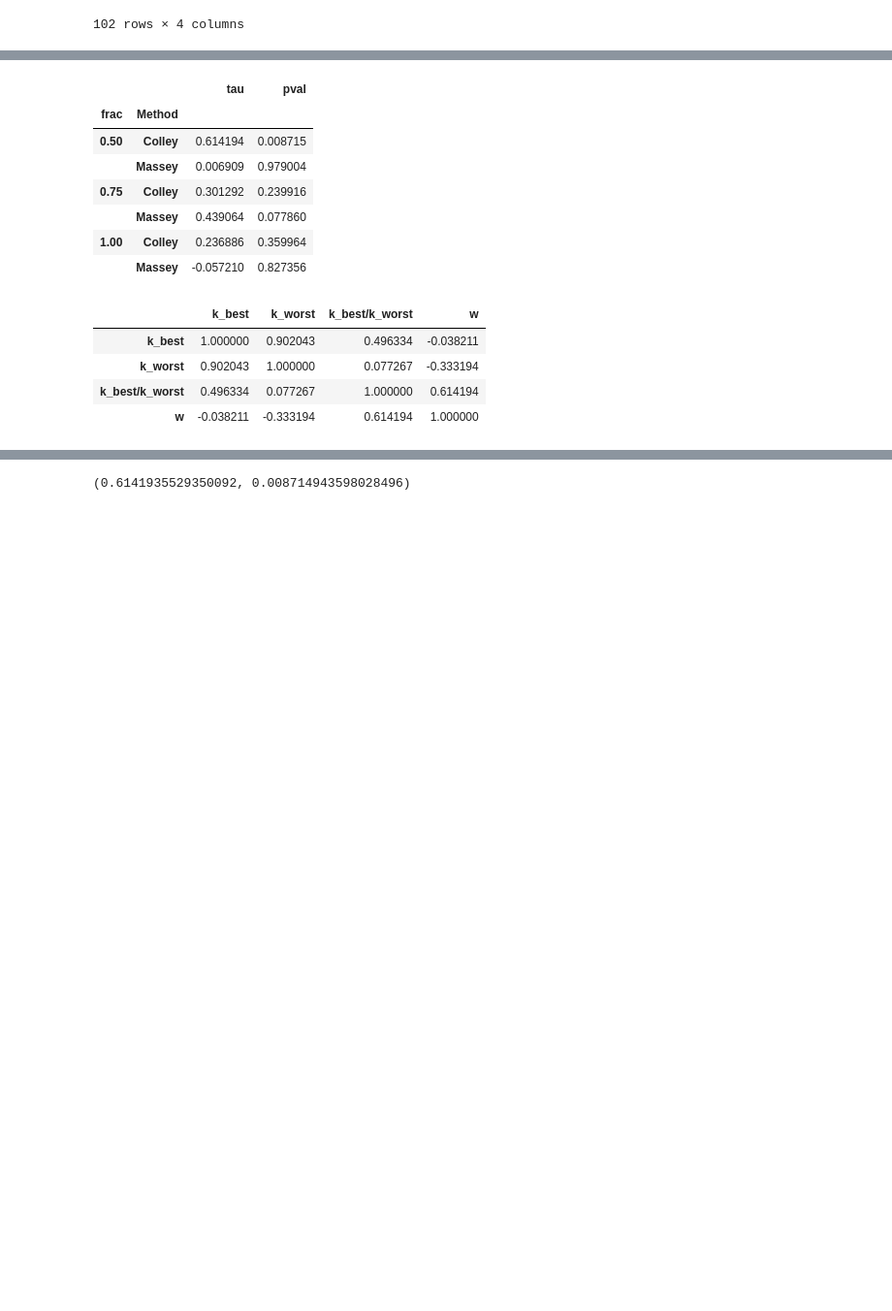
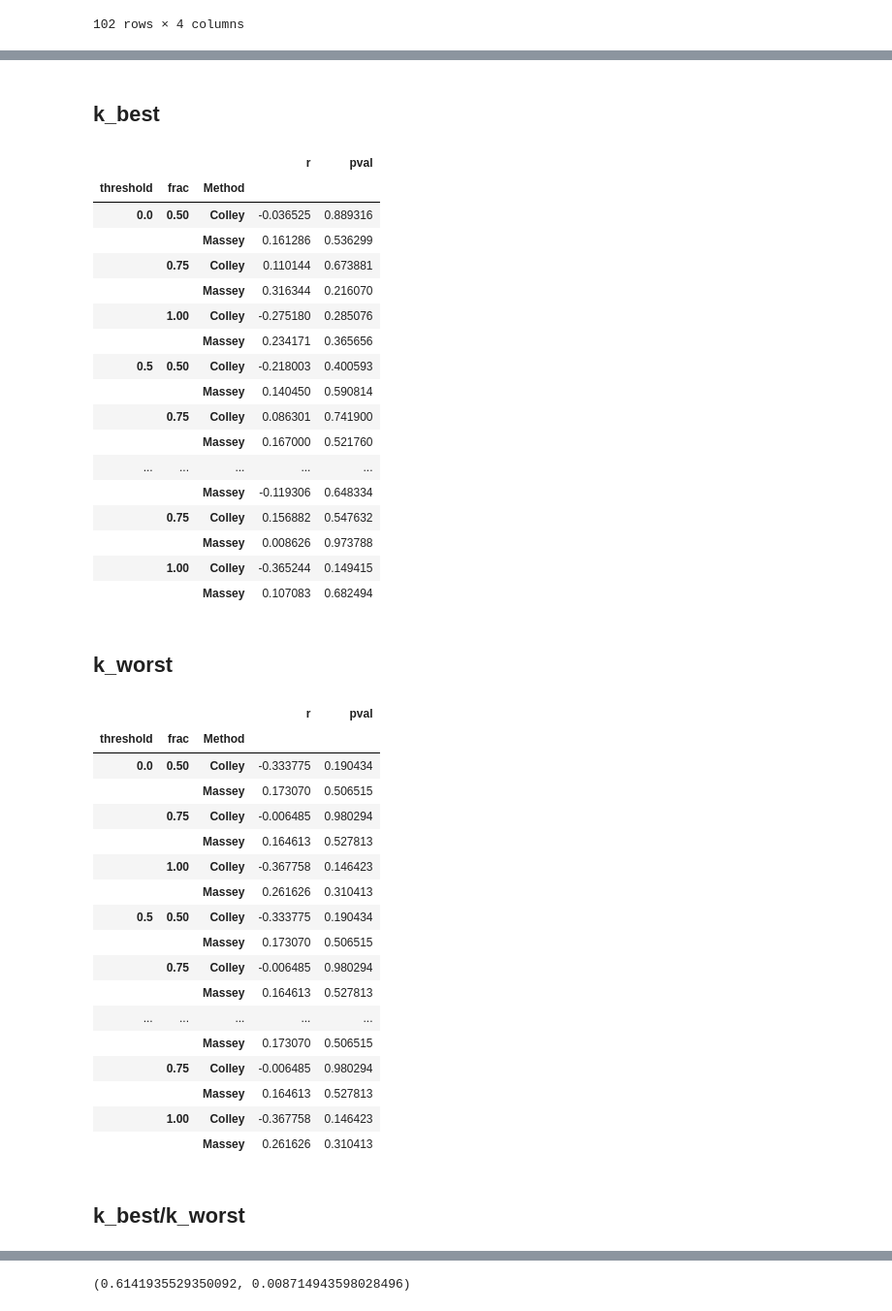
Before and after one commit to IGARDS/sensitivity_study, a Jupyter notebook: experiments/MarchMadnessHyperparameters.ipynb, the cells around one changed output, grey strips where cells are left out. Shown at 97% size. Cells and saved outputs as stored; diff of their text form; code cells hidden in the pictures; blank space fills up the shorter version.

```diff
--- a/experiments/MarchMadnessHyperparameters.ipynb
+++ b/experiments/MarchMadnessHyperparameters.ipynb
@@ -262,21 +398,53 @@ results
 # %%
 from scipy.stats import pearsonr
 
-pd.DataFrame(results.reset_index().groupby(['frac','Method']).apply(lambda df: pd.Series(pearsonr(df['w'], df['k_best/k_worst']),index=['tau','pval'])))
+fields_to_test = ["k_best","k_worst","k_best/k_worst","nfrac_upper*2","nfrac_top_40","max_eigenval","min_eigenval"]
+corr_results = {}
+for field in fields_to_test:
+    corr_results[field] = pd.DataFrame(results.reset_index().groupby(['threshold','frac','Method']).apply(lambda df: pd.Series(pearsonr(df['w'], df[field]),index=['r','pval'])))
-# %% [output]
-|  |  | tau | pval |
-| frac | Method |  |  |
-| 0.50 | Colley | 0.614194 | 0.008715 |
-|  | Massey | 0.006909 | 0.979004 |
-| 0.75 | Colley | 0.301292 | 0.239916 |
-|  | Massey | 0.439064 | 0.077860 |
-| 1.00 | Colley | 0.236886 | 0.359964 |
-|  | Massey | -0.057210 | 0.827356 |
-# %%
-summaries.corr()
-# %% [output]
-|  | k_best | k_worst | k_best/k_worst | w |
-| k_best | 1.000000 | 0.902043 | 0.496334 | -0.038211 |
-| k_worst | 0.902043 | 1.000000 | 0.077267 | -0.333194 |
-| k_best/k_worst | 0.496334 | 0.077267 | 1.000000 | 0.614194 |
-| w | -0.038211 | -0.333194 | 0.614194 | 1.000000 |
+# %%
+from IPython.display import display, Markdown, Latex
+
+for field in corr_results.keys():
+    display(Markdown(f'## {field}'))
+    display(corr_results[field])
+# %% [output]
+## k_best
+|  |  |  | r | pval |
+| threshold | frac | Method |  |  |
+| 0.0 | 0.50 | Colley | -0.036525 | 0.889316 |
+|  |  | Massey | 0.161286 | 0.536299 |
+|  | 0.75 | Colley | 0.110144 | 0.673881 |
+|  |  | Massey | 0.316344 | 0.216070 |
+|  | 1.00 | Colley | -0.275180 | 0.285076 |
+|  |  | Massey | 0.234171 | 0.365656 |
+| 0.5 | 0.50 | Colley | -0.218003 | 0.400593 |
+|  |  | Massey | 0.140450 | 0.590814 |
+|  | 0.75 | Colley | 0.086301 | 0.741900 |
+|  |  | Massey | 0.167000 | 0.521760 |
+| ... | ... | ... | ... | ... |
+|  |  | Massey | -0.119306 | 0.648334 |
+|  | 0.75 | Colley | 0.156882 | 0.547632 |
+|  |  | Massey | 0.008626 | 0.973788 |
+|  | 1.00 | Colley | -0.365244 | 0.149415 |
+|  |  | Massey | 0.107083 | 0.682494 |
+## k_worst
+|  |  |  | r | pval |
+| threshold | frac | Method |  |  |
+| 0.0 | 0.50 | Colley | -0.333775 | 0.190434 |
+|  |  | Massey | 0.173070 | 0.506515 |
+|  | 0.75 | Colley | -0.006485 | 0.980294 |
+|  |  | Massey | 0.164613 | 0.527813 |
+|  | 1.00 | Colley | -0.367758 | 0.146423 |
+|  |  | Massey | 0.261626 | 0.310413 |
+| 0.5 | 0.50 | Colley | -0.333775 | 0.190434 |
+|  |  | Massey | 0.173070 | 0.506515 |
+|  | 0.75 | Colley | -0.006485 | 0.980294 |
+|  |  | Massey | 0.164613 | 0.527813 |
+| ... | ... | ... | ... | ... |
+|  |  | Massey | 0.173070 | 0.506515 |
+|  | 0.75 | Colley | -0.006485 | 0.980294 |
+|  |  | Massey | 0.164613 | 0.527813 |
+|  | 1.00 | Colley | -0.367758 | 0.146423 |
+|  |  | Massey | 0.261626 | 0.310413 |
+## k_best/k_worst
```
Also changed, not shown: parts of 15 cells of this notebook.
